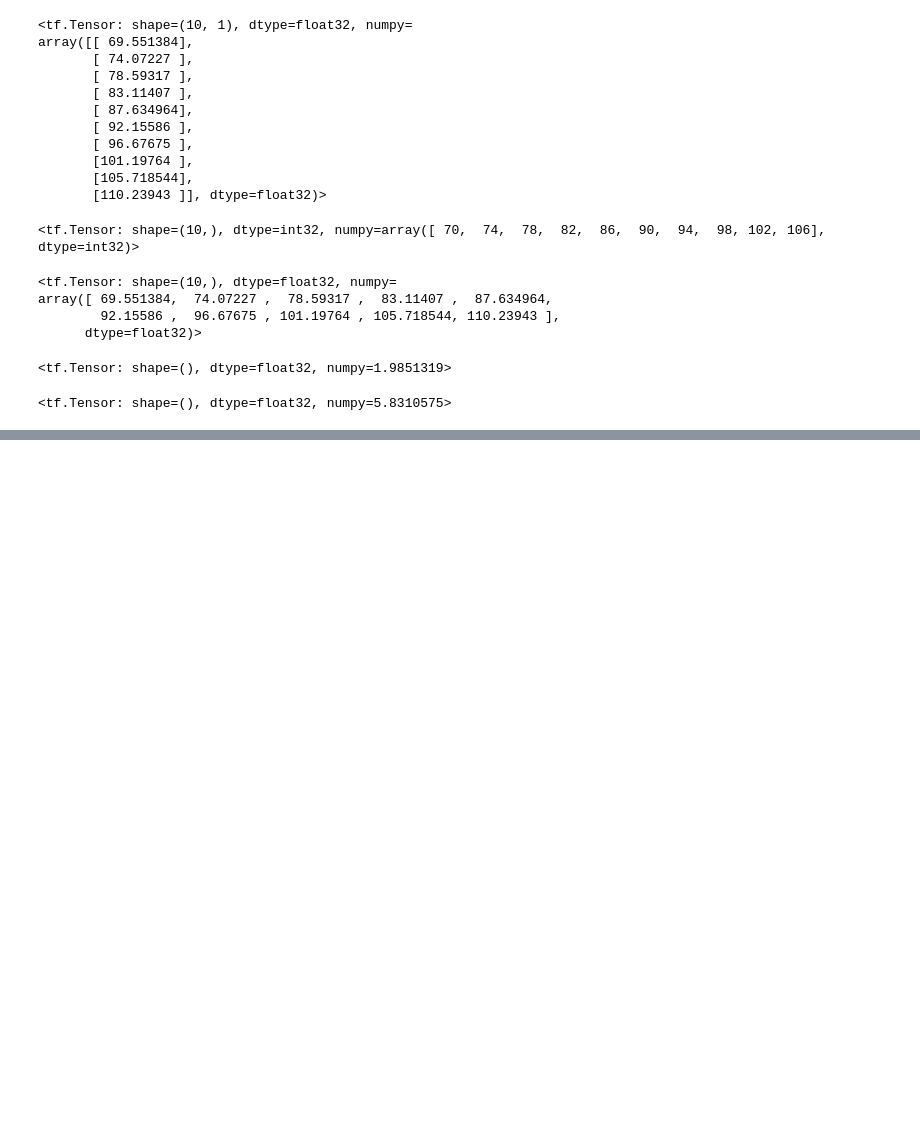
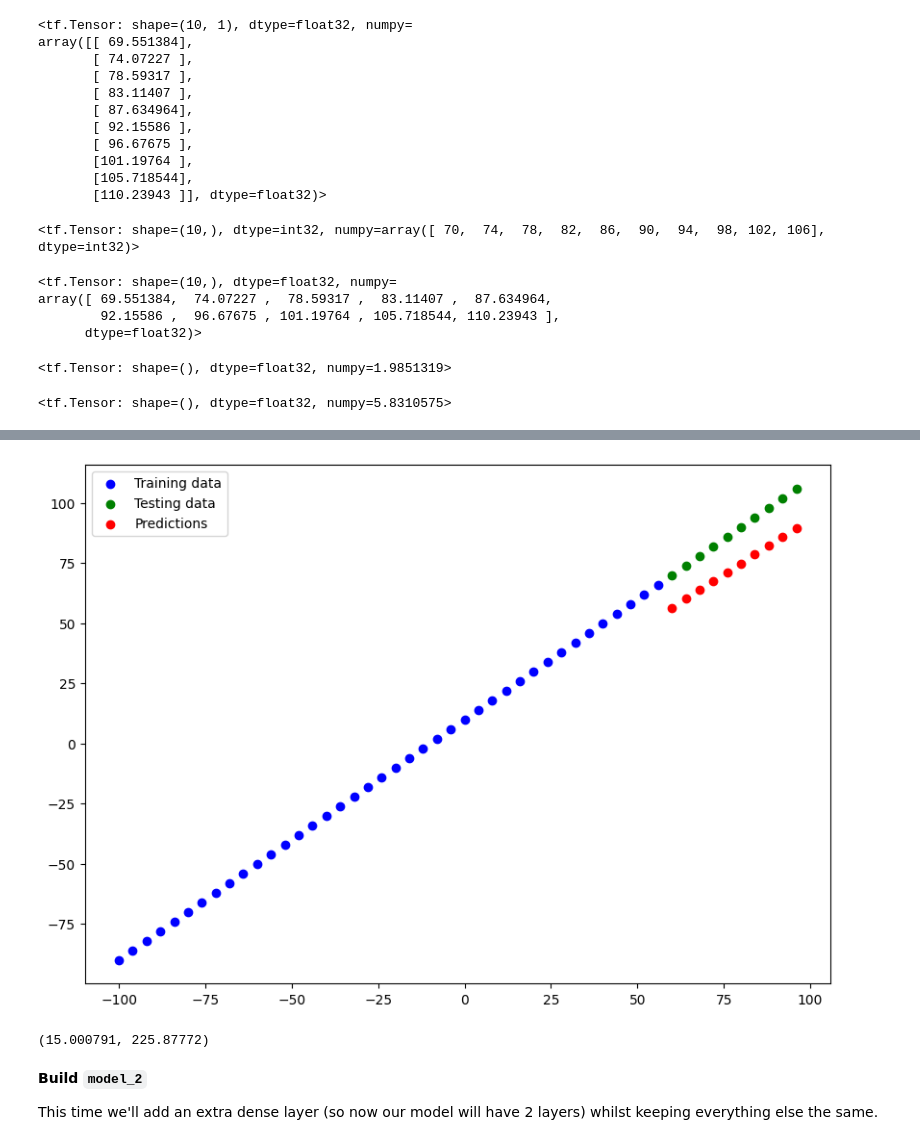
Before and after one commit to simongiando/deep-learning, a Jupyter notebook: Fundamentals/01_neural_network_regression_in_tensorflow.ipynb, the cells around one changed output, grey strips where cells are left out. Saved outputs shown, nothing was run; the diff lists cells and outputs as text; code cells hidden in the pictures; blank space fills up the shorter version.

```diff
--- a/Fundamentals/01_neural_network_regression_in_tensorflow.ipynb
+++ b/Fundamentals/01_neural_network_regression_in_tensorflow.ipynb
@@ -766,0 +803,16 @@ mse
+# %%
+# Set random seed
+tf.random.set_seed(42)
+
+# Replicate original model
+model_1 = tf.keras.Sequential([
+  tf.keras.layers.Dense(1)
+])
+
+# Compile the model
+model_1.compile(loss=tf.keras.losses.mae,
+                optimizer=tf.keras.optimizers.SGD(),
+                metrics=['mae'])
+
+# Fit the model
+model_1.fit(tf.expand_dims(X_train, axis=-1), y_train, epochs=100)
@@ -766,0 +838,5 @@ mse
+# %%
+# Make and plot predictions for model_1
+y_preds_1 = model_1.predict(X_test)
+plot_predictions(predictions=y_preds_1)
+# %% [output]
@@ -766,0 +844,12 @@ mse
+[figure, added]
+# %%
+# Calculate model_1 metrics
+mae_1 = mae(y_test, y_preds_1.squeeze()).numpy()
+mse_1 = mse(y_test, y_preds_1.squeeze()).numpy()
+mae_1, mse_1
+# %% [output]
+(15.000791, 225.87772)
+# %% [markdown]
+**Build `model_2`**
+
+This time we'll add an extra dense layer (so now our model will have 2 layers) whilst keeping everything else the same.
```
Also changed, not shown: parts of 6 cells of this notebook.
